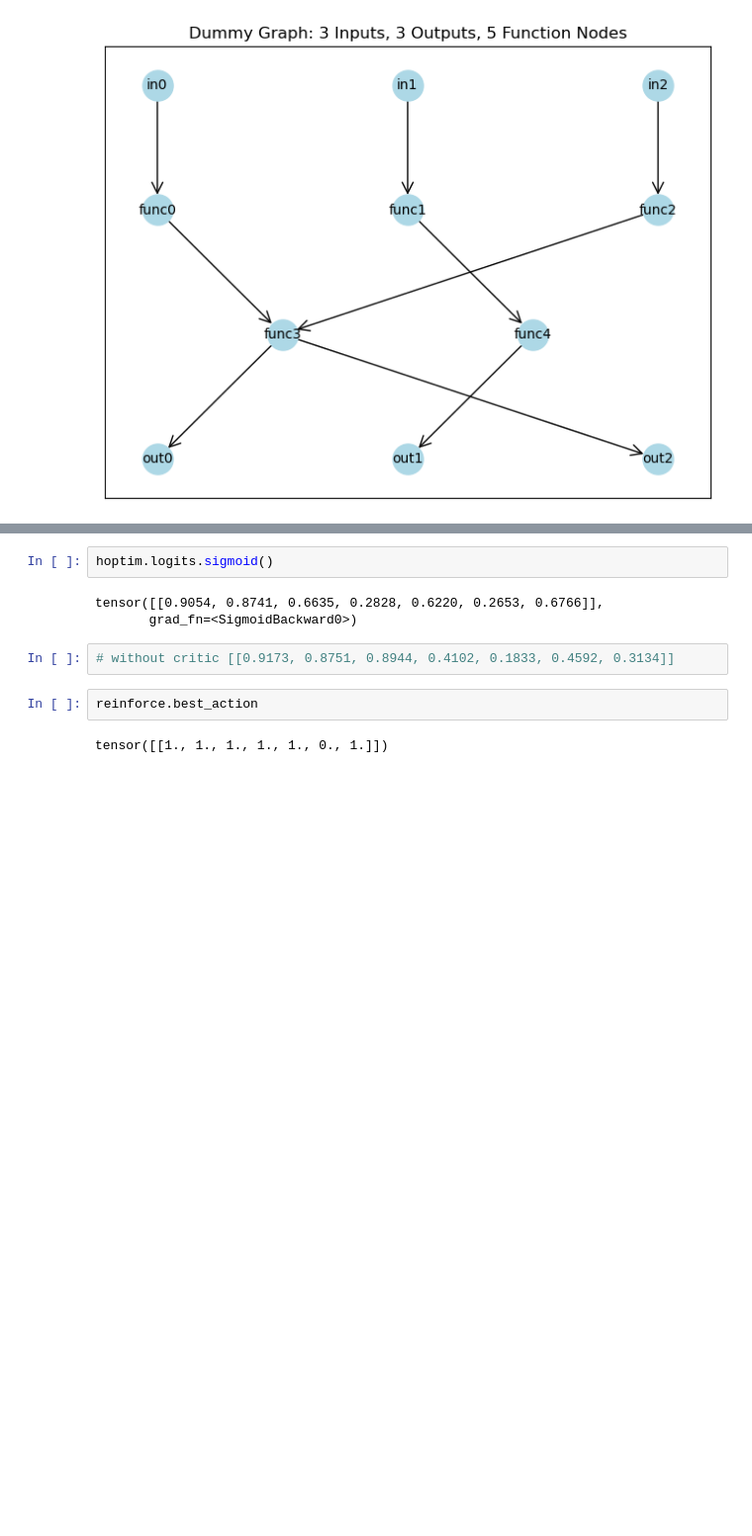
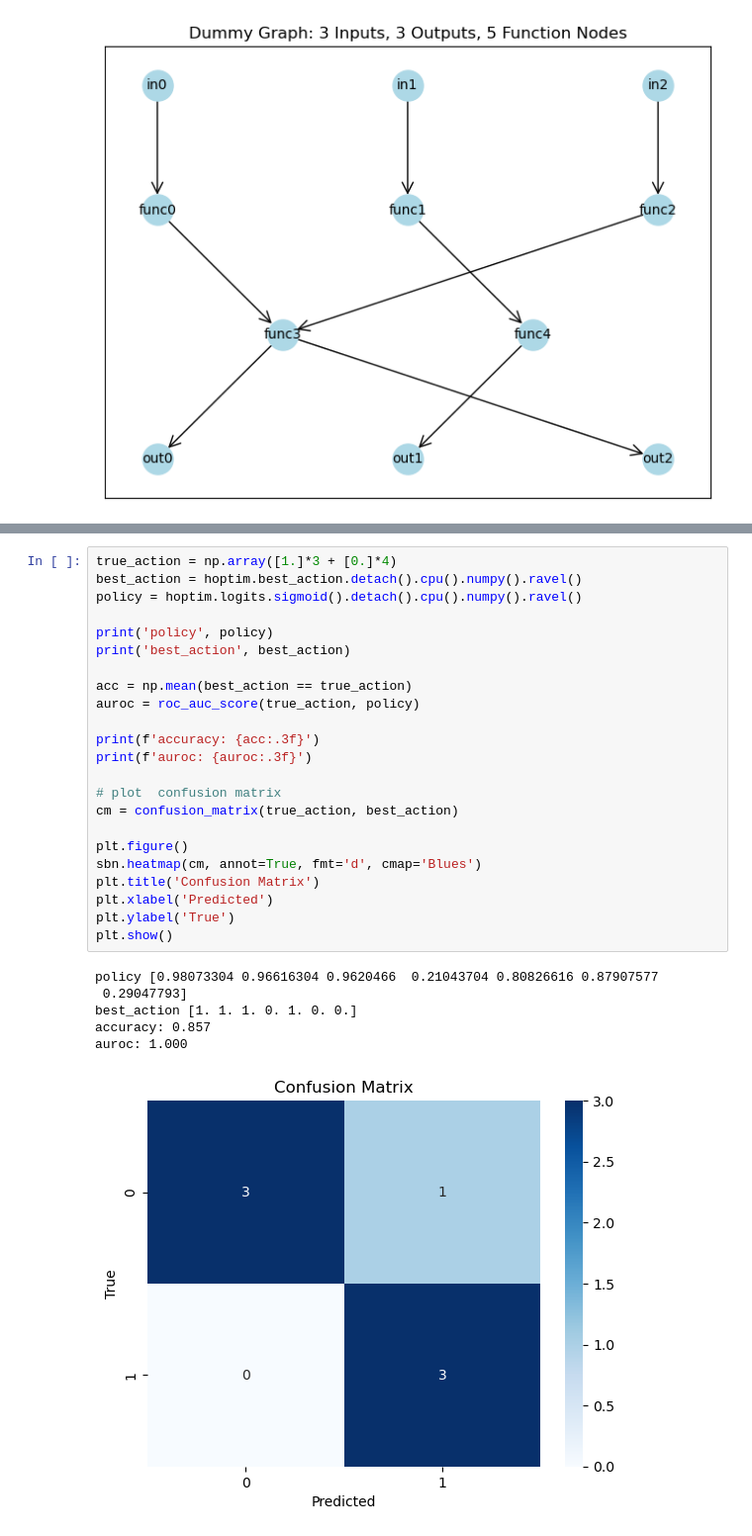
Before and after one commit to nathanieljevans/GSNN, a Jupyter notebook: docs/tutorials/04_reinforce.ipynb, the cells around one changed output, grey strips where cells are left out. Shown at 99% size. Cells and saved outputs as stored; diff of their text form; blank space fills up the shorter version.

```diff
--- a/docs/tutorials/04_reinforce.ipynb
+++ b/docs/tutorials/04_reinforce.ipynb
@@ -165,12 +167,31 @@ for iter in range(args.outer_iters):
-# %%
-hoptim.logits.sigmoid()
-# %% [output]
-tensor([[0.9054, 0.8741, 0.6635, 0.2828, 0.6220, 0.2653, 0.6766]],
-       grad_fn=<SigmoidBackward0>)
-# %%
-# without critic [[0.9173, 0.8751, 0.8944, 0.4102, 0.1833, 0.4592, 0.3134]]
-# %%
-reinforce.best_action
-# %% [output]
-tensor([[1., 1., 1., 1., 1., 0., 1.]])
+# %%
+true_action = np.array([1.]*3 + [0.]*4)
+best_action = hoptim.best_action.detach().cpu().numpy().ravel()
+policy = hoptim.logits.sigmoid().detach().cpu().numpy().ravel()
+
+print('policy', policy)
+print('best_action', best_action)
+
+acc = np.mean(best_action == true_action)
+auroc = roc_auc_score(true_action, policy)
+
+print(f'accuracy: {acc:.3f}')
+print(f'auroc: {auroc:.3f}')
+
+# plot  confusion matrix
+cm = confusion_matrix(true_action, best_action)
+
+plt.figure()
+sbn.heatmap(cm, annot=True, fmt='d', cmap='Blues')
+plt.title('Confusion Matrix')
+plt.xlabel('Predicted')
+plt.ylabel('True')
+plt.show()
+# %% [output]
+policy [0.98073304 0.96616304 0.9620466  0.21043704 0.80826616 0.87907577
+ 0.29047793]
+best_action [1. 1. 1. 0. 1. 0. 0.]
+accuracy: 0.857
+auroc: 1.000
+[figure, added]
 # %%
```
Also changed, not shown: parts of 5 cells of this notebook, 4 other files.
